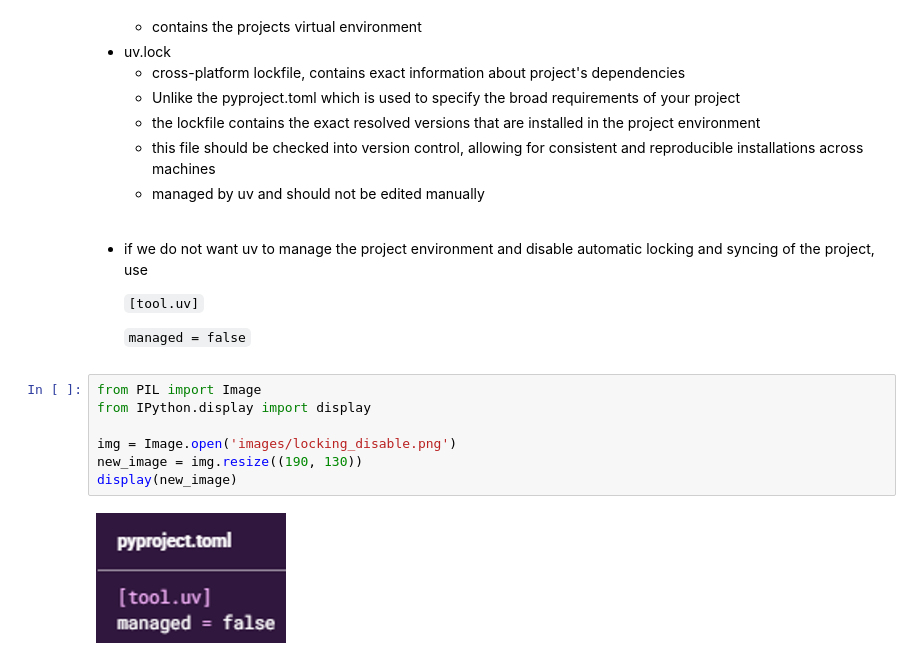
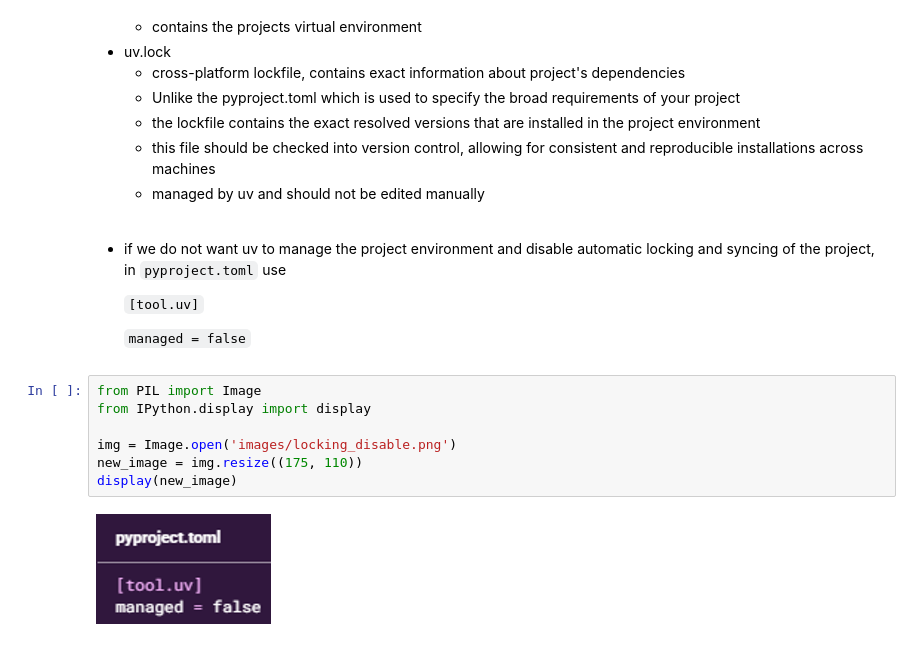
Before and after one commit to joeltho26/UV, a Jupyter notebook: notes/Python project/python-project-folder-structure.ipynb, the cells around one changed output. Cells and saved outputs as stored; diff of their text form.

````diff
--- a/notes/Python project/python-project-folder-structure.ipynb
+++ b/notes/Python project/python-project-folder-structure.ipynb
@@ -39,7 +39,7 @@ display(new_image)
     - this file should be checked into version control, allowing for consistent and reproducible installations across machines
     - managed by uv and should not be edited manually
 # %% [markdown]
-- if we do not want uv to manage the project environment and disable automatic locking and syncing of the project, use
+- if we do not want uv to manage the project environment and disable automatic locking and syncing of the project, in ```pyproject.toml``` use
 
     ```[tool.uv]```
 
@@ -47,9 +47,9 @@ display(new_image)
 # %%
 from PIL import Image
 from IPython.display import display
 
 img = Image.open('images/locking_disable.png')
-new_image = img.resize((190, 130))
+new_image = img.resize((175, 110))
 display(new_image)
 # %% [output]
-[figure, old version]
+[figure, new version]
````
Also changed, not shown: 50 other files.
